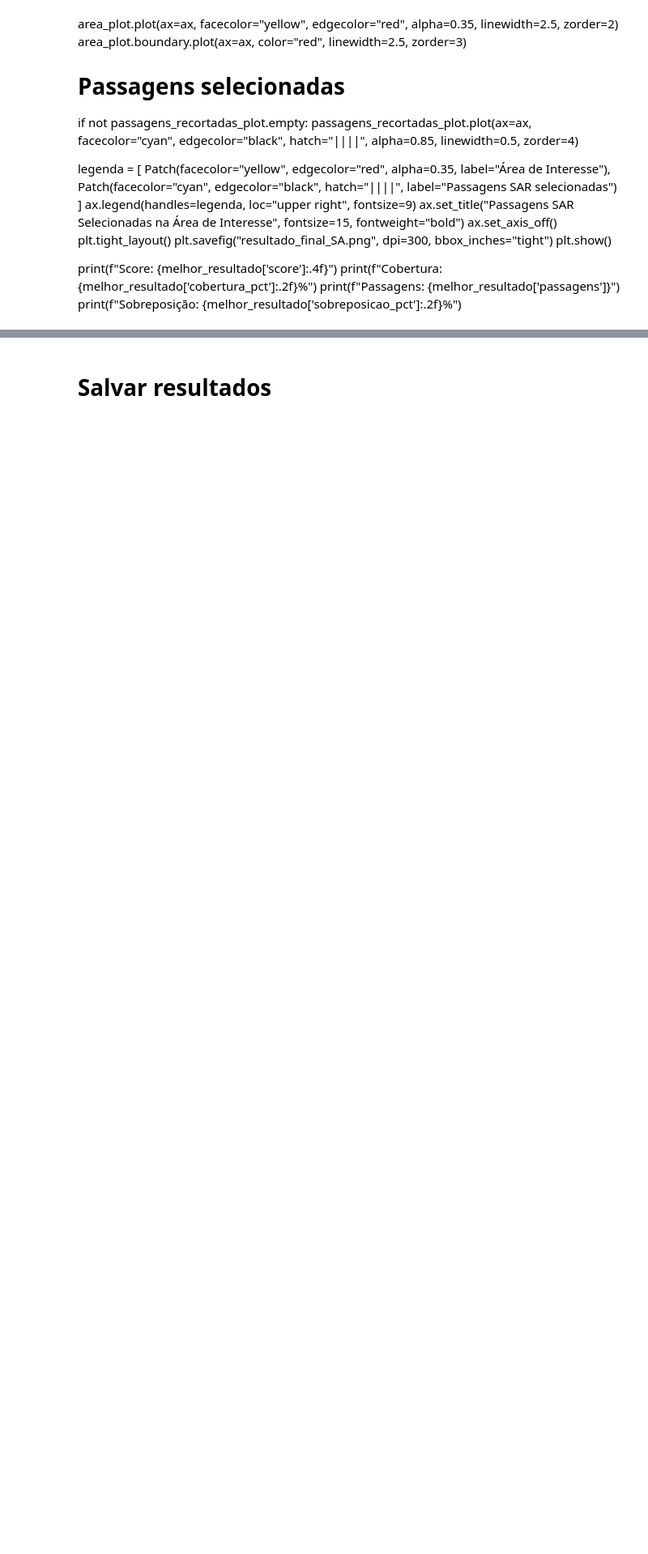
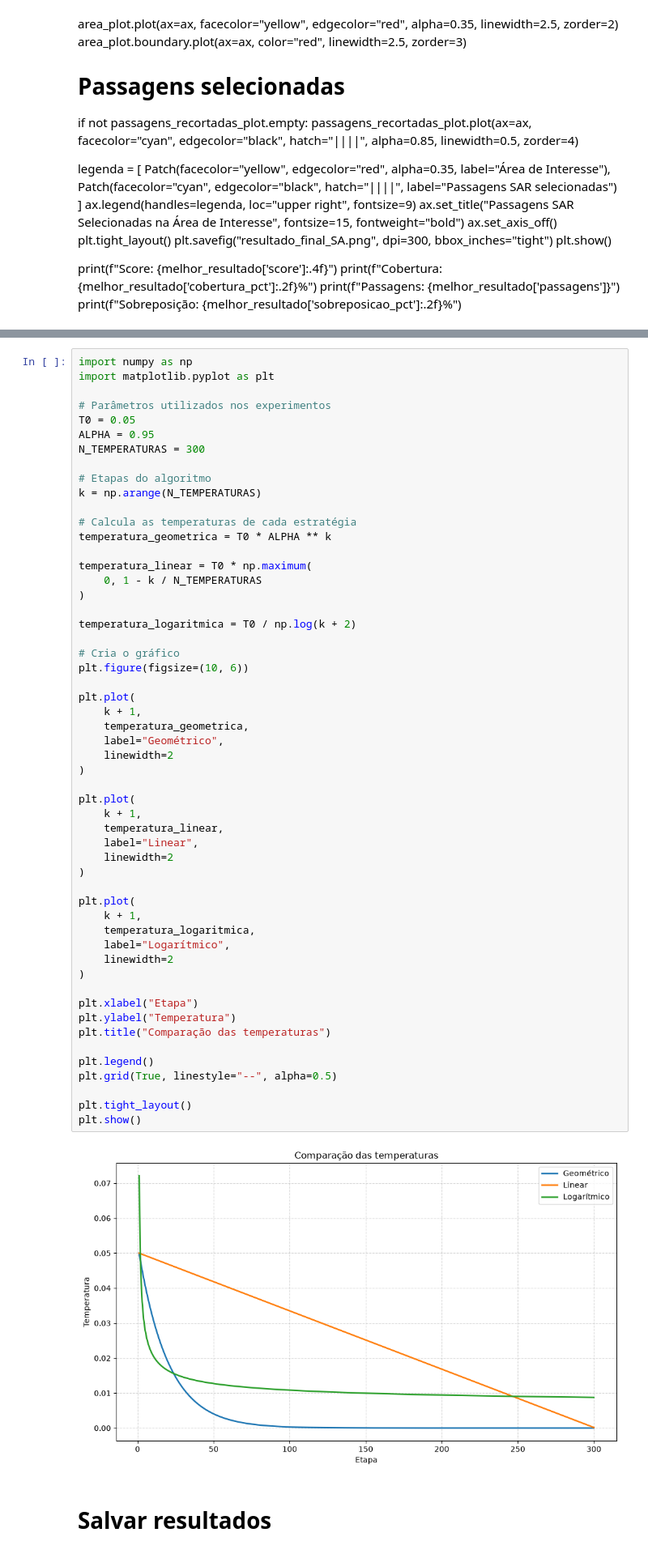
Before and after one commit to AbnerErnaniADSFatec/optimization_algorithms_impl, a Jupyter notebook: simulated_annealing_com_gulosa.ipynb, the cells around one changed output, grey strips where cells are left out. Shown at 81% size. Drawn from its saved outputs; the diff is of its cells as text; blank space fills up the shorter version.

```diff
--- a/simulated_annealing_com_gulosa.ipynb
+++ b/simulated_annealing_com_gulosa.ipynb
@@ -760,3 +766,59 @@ Sobreposição: 34.67%
+# %%
+import numpy as np
+import matplotlib.pyplot as plt
+
+# Parâmetros utilizados nos experimentos
+T0 = 0.05
+ALPHA = 0.95
+N_TEMPERATURAS = 300
+
+# Etapas do algoritmo
+k = np.arange(N_TEMPERATURAS)
+
+# Calcula as temperaturas de cada estratégia
+temperatura_geometrica = T0 * ALPHA ** k
+
+temperatura_linear = T0 * np.maximum(
+    0, 1 - k / N_TEMPERATURAS
+)
+
+temperatura_logaritmica = T0 / np.log(k + 2)
+
+# Cria o gráfico
+plt.figure(figsize=(10, 6))
+
+plt.plot(
+    k + 1,
+    temperatura_geometrica,
+    label="Geométrico",
+    linewidth=2
+)
+
+plt.plot(
+    k + 1,
+    temperatura_linear,
+    label="Linear",
+    linewidth=2
+)
+
+plt.plot(
+    k + 1,
+    temperatura_logaritmica,
+    label="Logarítmico",
+    linewidth=2
+)
+
+plt.xlabel("Etapa")
+plt.ylabel("Temperatura")
+plt.title("Comparação das temperaturas")
+
+plt.legend()
+plt.grid(True, linestyle="--", alpha=0.5)
+
+plt.tight_layout()
+plt.show()
+# %% [output]
+[figure, added]
 # %% [markdown]
 # Salvar resultados
 # %%
```
Also changed, not shown: parts of 11 cells of this notebook, 4 other files.
